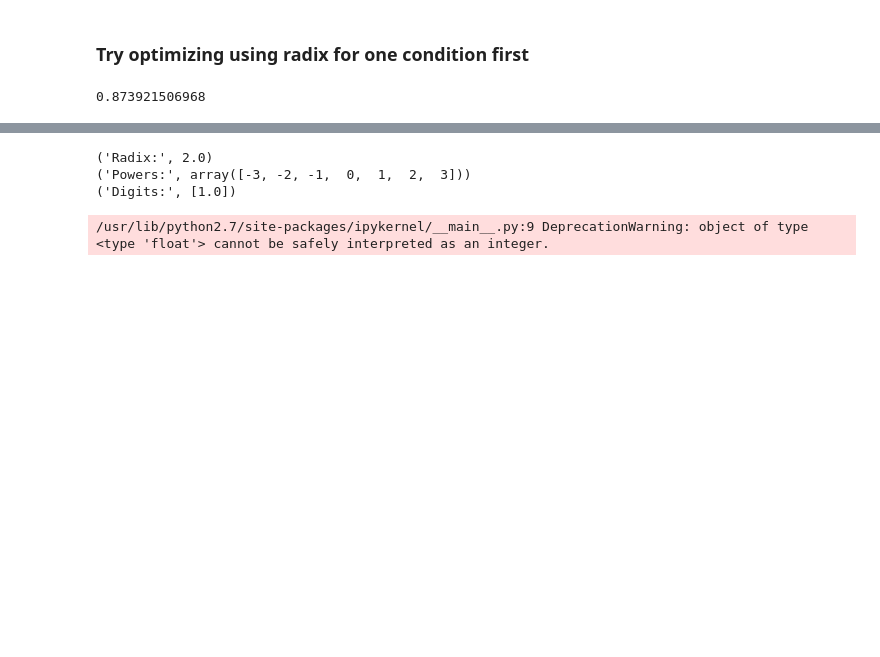
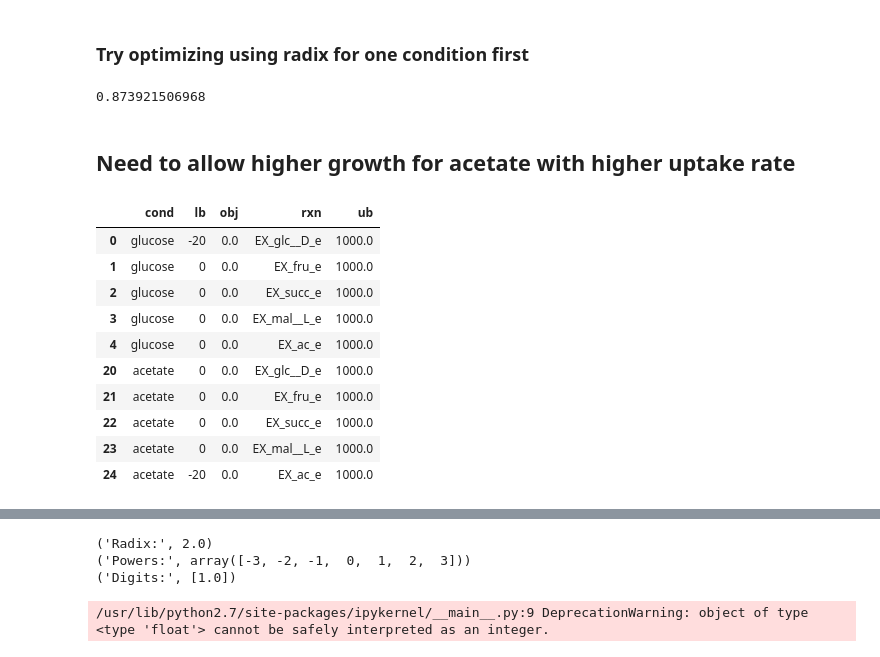
Before and after one commit to SBRG/dynamicme, a Jupyter notebook: notebooks/testing/toy_radix_multi_ac.ipynb, the cells around one changed output, grey strips where cells are left out. Saved outputs shown, nothing was run; the diff lists cells and outputs as text; code cells hidden in the pictures; blank space fills up the shorter version.

```diff
--- a/notebooks/testing/toy_radix_multi_ac.ipynb
+++ b/notebooks/testing/toy_radix_multi_ac.ipynb
@@ -69,6 +69,24 @@ conds = df_meas.substrate.unique()
 df_conds = pd.DataFrame([{'cond':r['substrate'], 'rxn':ex_rxn, 'lb':-10 if r['ex_rxn']==ex_rxn else 0, 'ub':1000., 'obj':0.} for i,r in df_meas.iterrows() for ex_rxn in ex_rxns])
 #df_conds = df_conds[ df_conds.cond.isin(conds[0:N_CONDS])]
 df_conds = df_conds[ df_conds.cond.isin(['glucose','acetate'])]
+# %% [markdown]
+## Need to allow higher growth for acetate with higher uptake rate
+# %%
+df_conds.loc[ df_conds.lb <= -10, 'lb'] = -20
+# %%
+df_conds
+# %% [output]
+|  | cond | lb | obj | rxn | ub |
+| 0 | glucose | -20 | 0.0 | EX_glc__D_e | 1000.0 |
+| 1 | glucose | 0 | 0.0 | EX_fru_e | 1000.0 |
+| 2 | glucose | 0 | 0.0 | EX_succ_e | 1000.0 |
+| 3 | glucose | 0 | 0.0 | EX_mal__L_e | 1000.0 |
+| 4 | glucose | 0 | 0.0 | EX_ac_e | 1000.0 |
+| 20 | acetate | 0 | 0.0 | EX_glc__D_e | 1000.0 |
+| 21 | acetate | 0 | 0.0 | EX_fru_e | 1000.0 |
+| 22 | acetate | 0 | 0.0 | EX_succ_e | 1000.0 |
+| 23 | acetate | 0 | 0.0 | EX_mal__L_e | 1000.0 |
+| 24 | acetate | -20 | 0.0 | EX_ac_e | 1000.0 |
 # %%
 stacker = StackOptimizer()
 stacker.stack_models(ijomc, df_conds)
```
Also changed, not shown: parts of 22 cells of this notebook, 1 other file.
